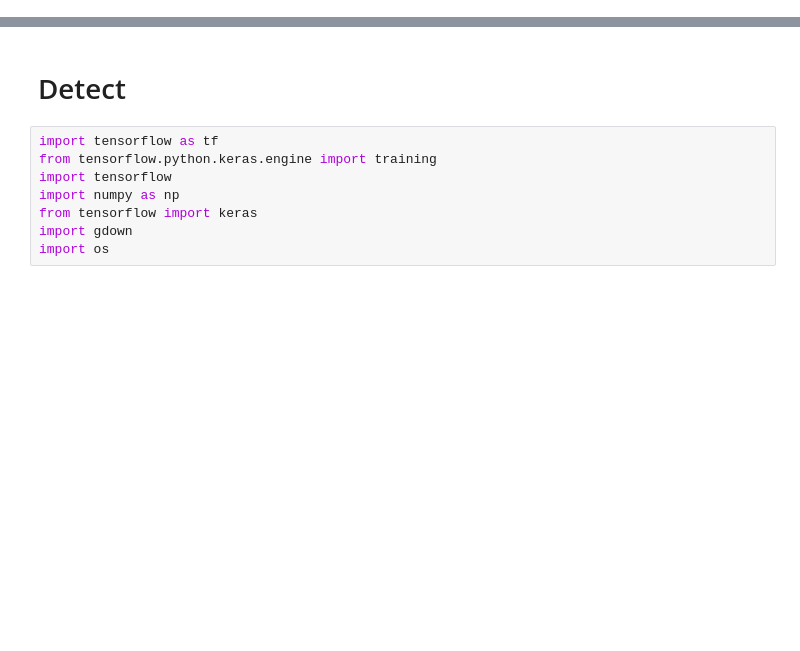
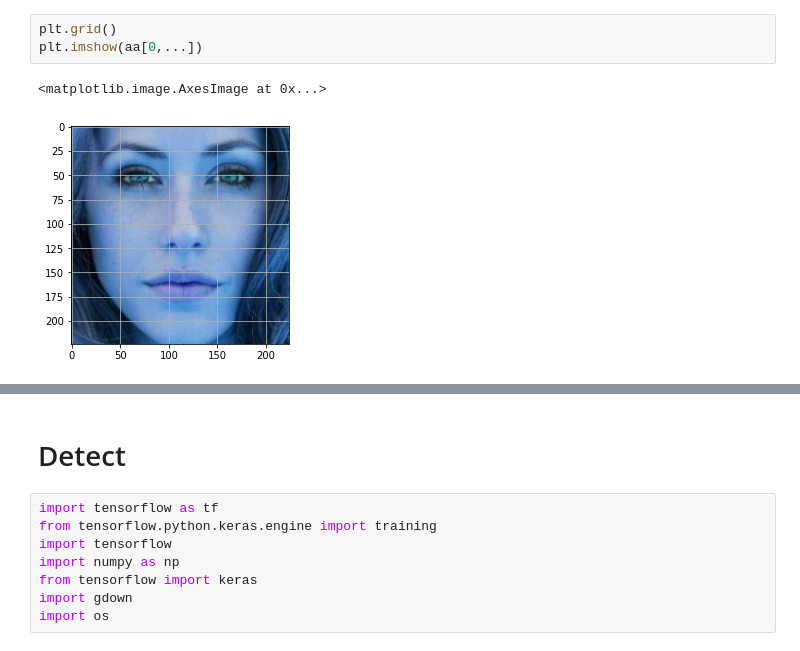
Before and after one commit to Shankar203/Microsoft-Engage-FaceRecognition, a Jupyter notebook: DeepFace.ipynb, the cells around one changed output, grey strips where cells are left out. Drawn from its saved outputs; the diff is of its cells as text; blank space fills up the shorter version.

```diff
--- a/DeepFace.ipynb
+++ b/DeepFace.ipynb
@@ -2,0 +102,6 @@
+# %%
+plt.grid()
+plt.imshow(aa[0,...])
+# %% [output]
+<matplotlib.image.AxesImage at 0x...>
+[figure, added]
```
Also changed, not shown: parts of 26 cells of this notebook.
